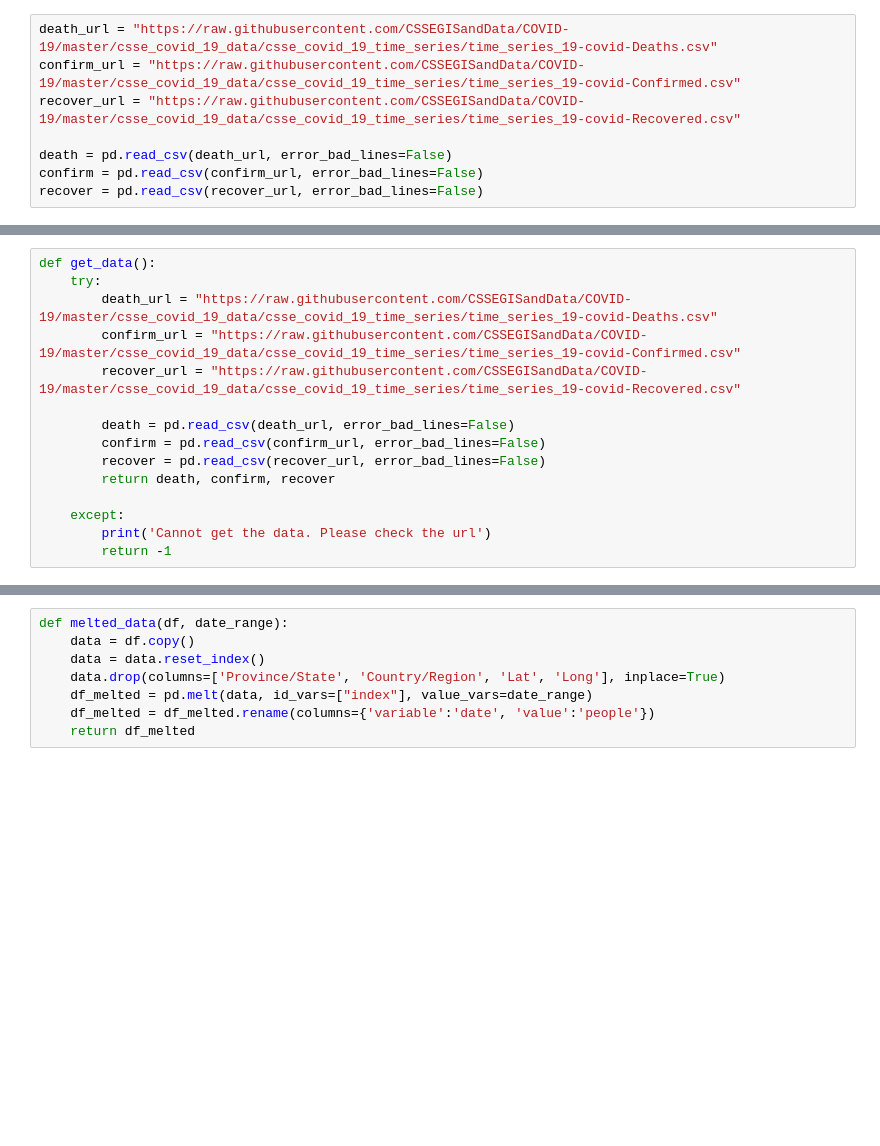
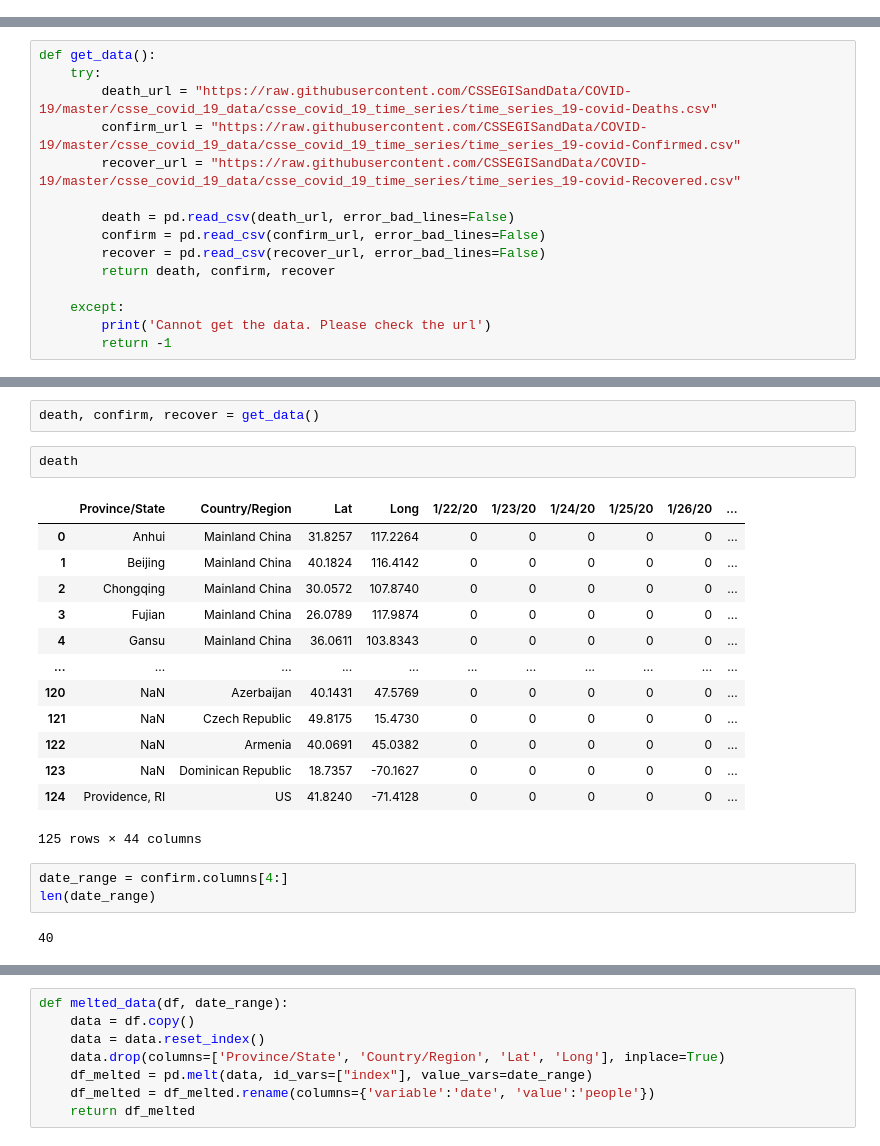
Before and after one commit to accidentallydoesnotwork/covid-19-visualize-GDS-bigquery-, a Jupyter notebook: covid.ipynb, the cells around one changed output, grey strips where cells are left out. Saved outputs shown, nothing was run; the diff lists cells and outputs as text; blank space fills up the shorter version.

Commit message:
add today table, fix time series issue

```diff
--- a/covid.ipynb
+++ b/covid.ipynb
@@ -12,8 +7,0 @@ Today's date: 3/02/20
-# %%
-death_url = "https://raw.githubusercontent.com/CSSEGISandData/COVID-19/master/csse_covid_19_data/csse_covid_19_time_series/time_series_19-covid-Deaths.csv"
-confirm_url = "https://raw.githubusercontent.com/CSSEGISandData/COVID-19/master/csse_covid_19_data/csse_covid_19_time_series/time_series_19-covid-Confirmed.csv"
-recover_url = "https://raw.githubusercontent.com/CSSEGISandData/COVID-19/master/csse_covid_19_data/csse_covid_19_time_series/time_series_19-covid-Recovered.csv"
-
-death = pd.read_csv(death_url, error_bad_lines=False)
-confirm = pd.read_csv(confirm_url, error_bad_lines=False)
-recover = pd.read_csv(recover_url, error_bad_lines=False)
@@ -94,0 +53,23 @@ def get_data():
+# %%
+death, confirm, recover = get_data()
+# %%
+death
+# %% [output]
+|  | Province/State | Country/Region | Lat | Long | 1/22/20 | 1/23/20 | 1/24/20 | 1/25/20 | 1/26/20 | ... |
+| 0 | Anhui | Mainland China | 31.8257 | 117.2264 | 0 | 0 | 0 | 0 | 0 | ... |
+| 1 | Beijing | Mainland China | 40.1824 | 116.4142 | 0 | 0 | 0 | 0 | 0 | ... |
+| 2 | Chongqing | Mainland China | 30.0572 | 107.8740 | 0 | 0 | 0 | 0 | 0 | ... |
+| 3 | Fujian | Mainland China | 26.0789 | 117.9874 | 0 | 0 | 0 | 0 | 0 | ... |
+| 4 | Gansu | Mainland China | 36.0611 | 103.8343 | 0 | 0 | 0 | 0 | 0 | ... |
+| ... | ... | ... | ... | ... | ... | ... | ... | ... | ... | ... |
+| 120 | NaN | Azerbaijan | 40.1431 | 47.5769 | 0 | 0 | 0 | 0 | 0 | ... |
+| 121 | NaN | Czech Republic | 49.8175 | 15.4730 | 0 | 0 | 0 | 0 | 0 | ... |
+| 122 | NaN | Armenia | 40.0691 | 45.0382 | 0 | 0 | 0 | 0 | 0 | ... |
+| 123 | NaN | Dominican Republic | 18.7357 | -70.1627 | 0 | 0 | 0 | 0 | 0 | ... |
+| 124 | Providence, RI | US | 41.8240 | -71.4128 | 0 | 0 | 0 | 0 | 0 | ... |
+125 rows × 44 columns
+# %%
+date_range = confirm.columns[4:]
+len(date_range)
+# %% [output]
+40
```
Also changed, not shown: parts of 33 cells of this notebook, 3 other files.
